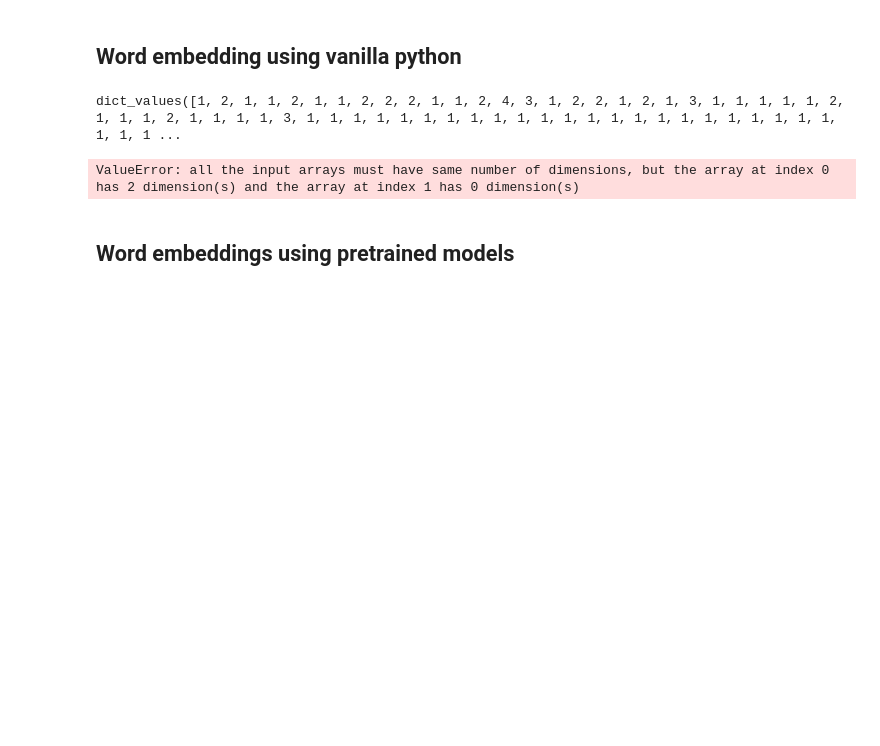
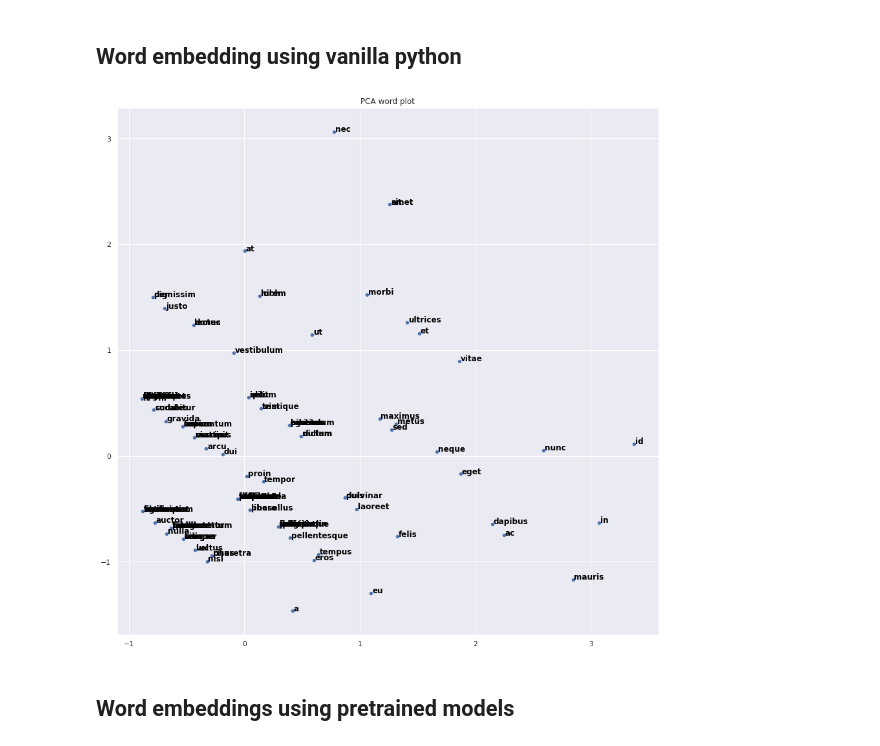
Before and after one commit to ShutDownMan/I2A2, a Jupyter notebook: Challenges/Word Embedding/word_embedding.ipynb, the cells around one changed output. Saved outputs shown, nothing was run; the diff lists cells and outputs as text; code cells hidden in the pictures; blank space fills up the shorter version.

Commit message:
IMPLEMENTED word embedding by paragraph

```diff
--- a/Challenges/Word Embedding/word_embedding.ipynb
+++ b/Challenges/Word Embedding/word_embedding.ipynb
@@ -17,7 +44,7 @@ with open("lorem ipsum.txt", "r") as corpus_file:
     corpus_toks = [tok.lower() for tok in corpus_toks]
 
     # matrix is a simple counting of word occurrence making it unidimensional
-    X = np.array(Counter(corpus_toks))
+    X = Counter(corpus_toks)
 
     print(X)
 # %% [output]
@@ -25,39 +52,44 @@ Counter({'id': 8, 'eget': 7, 'vitae': 7, 'nec': 7, 'nunc': 6, 'mauris': 6, 'et':
 # %% [markdown]
 ## Word embedding using vanilla python
 # %%
+from matplotlib import pyplot as plt
+from collections import Counter
+from sklearn.decomposition import PCA
+import numpy as np
+import seaborn as sns
 import re
-from collections import Counter
-import numpy as np
 
 with open("lorem ipsum.txt", "r") as corpus_file:
     # get file contents and split by paragraph
     corpus = corpus_file.read()
     corpus_parags = corpus.split('\n\n')
 
-    # tokenize words preserving hyphenization
-    words = re.findall(
-        "[A-Z]{2,}(?![a-z])|[A-Z][a-z]+(?=[A-Z])|[\'\w\-]+", corpus)
-    words = [tok.lower() for tok in words]
-
-    X = np.empty((0, len(words)))
-    for paragraph in corpus_parags:
+    paras_counting = {}
+    for ind, paragraph in enumerate(corpus_parags):
         # tokenize words preserving hyphenization
         parag_toks = re.findall(
             "[A-Z]{2,}(?![a-z])|[A-Z][a-z]+(?=[A-Z])|[\'\w\-]+", paragraph)
         parag_toks = [tok.lower() for tok in parag_toks]
 
-        counting = Counter(parag_toks)
-        # matrix is a simple counting of word occurrence making it unidimensional
-        x_row = np.array(counting.values())
+        # add paragraph word counting to dict
+        parag_count = Counter(parag_toks)
+        # for token in parag
+        for tok in parag_count:
+            # if tok not in dict
+            if tok not in paras_counting:
+                # initialize list
+                paras_counting[tok] = np.zeros(len(corpus_parags))
+            # set count
+            paras_counting[tok][ind] = parag_count[tok]
 
-        print(x_row.flatten)
+    # ind to tok list
+    toks = list(paras_counting.keys())
+    # X is an embedding array with axis 0 being paragraphs and axis 1 being tokens
+    X = np.array(list(paras_counting.values()))
 
-        np.append(X, x_row, axis=0)
-
-    print(X)
+    pca_vizualize('PCA word plot', "pca_parag_word_plot.png", X, toks)
 # %% [output]
-dict_values([1, 2, 1, 1, 2, 1, 1, 2, 2, 2, 1, 1, 2, 4, 3, 1, 2, 2, 1, 2, 1, 3, 1, 1, 1, 1, 1, 2, 1, 1, 1, 2, 1, 1, 1, 1, 3, 1, 1, 1, 1, 1, 1, 1, 1, 1, 1, 1, 1, 1, 1, 1, 1, 1, 1, 1, 1, 1, 1, 1, 1, 1, 1 ...
-ValueError: all the input arrays must have same number of dimensions, but the array at index 0 has 2 dimension(s) and the array at index 1 has 0 dimension(s)
+[figure, added]
 # %% [markdown]
 ## Word embeddings using pretrained models
 # %%
```
Also changed, not shown: parts of 4 cells of this notebook, 1 other file.
